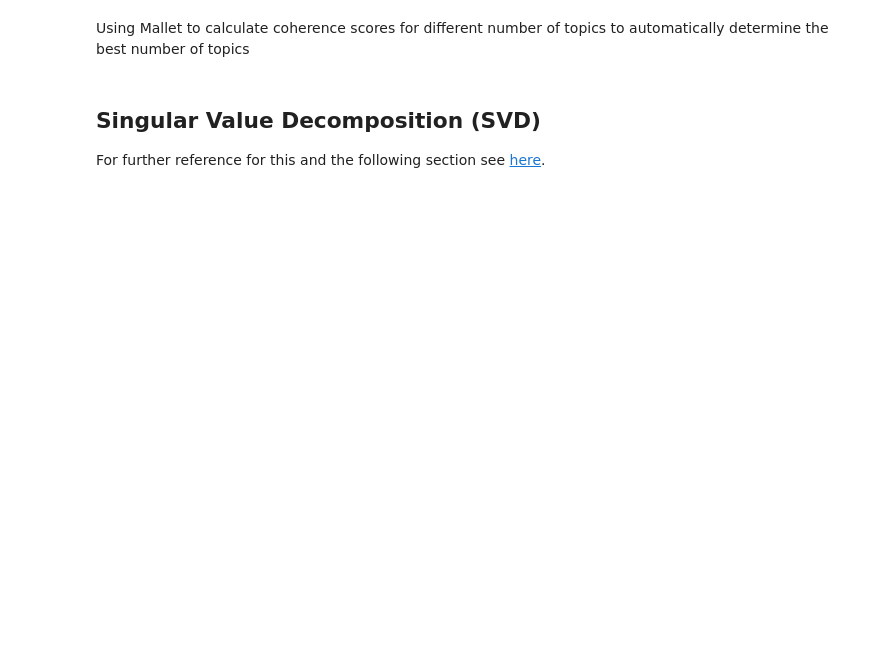
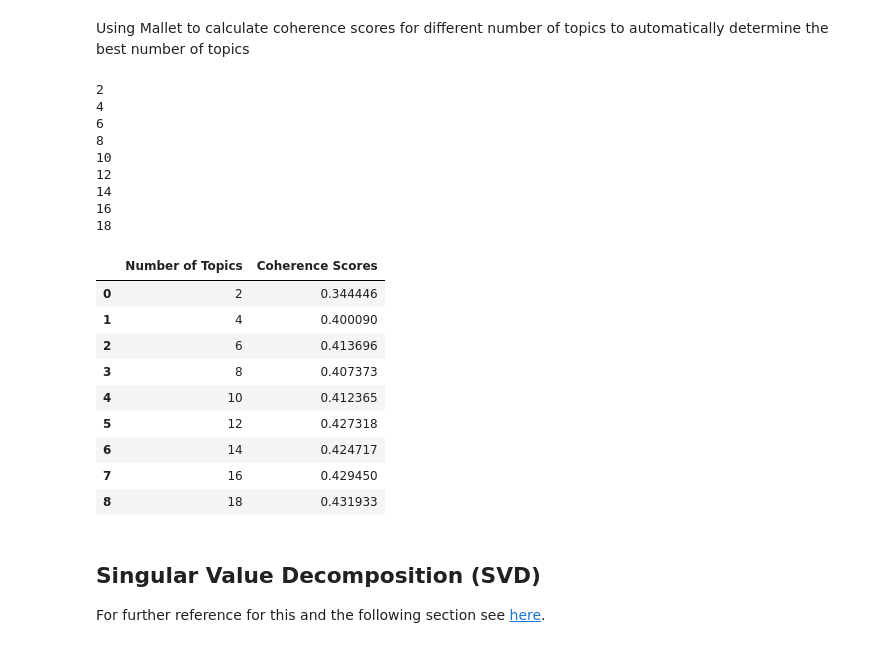
Before and after one commit to elliottash/nlp_lss_2023, a Jupyter notebook: notebooks/03_topic_models.ipynb, the cells around one changed output. Cells and saved outputs as stored; diff of their text form; code cells hidden in the pictures; blank space fills up the shorter version.

```diff
--- a/notebooks/03_topic_models.ipynb
+++ b/notebooks/03_topic_models.ipynb
@@ -342,18 +564,40 @@ Using Mallet to calculate coherence scores for different number of topics to aut
 # %%
 # you need gensim version <= 3.8.3 for this to work
+# !pip install gensim==3.8.3
 import gensim
 from gensim.corpora import Dictionary
 from gensim.models.wrappers import LdaMallet
 from gensim.models.coherencemodel import CoherenceModel
+warnings.filterwarnings("ignore")
 
-mallet_path = '~/Downloads/mallet-2.0.8/bin/mallet'
+mallet_path = 'mallet-2.0.8/bin/mallet'
 scores = []
 for num_topics in range(2, 20, 2):
     print (num_topics)
     lda = LdaMallet(mallet_path, doc_term_matrix, num_topics=num_topics, id2word=dictionary)
     coherence = CoherenceModel(model=lda, texts=doc_clean, corpus=doc_term_matrix, dictionary=dictionary, coherence='c_v')
     scores.append((num_topics, coherence.get_coherence()))
 pd.DataFrame(scores, columns=["Number of Topics", "Coherence Scores"])
+# %% [output]
+2
+4
+6
+8
+10
+12
+14
+16
+18
+|  | Number of Topics | Coherence Scores |
+| 0 | 2 | 0.344446 |
+| 1 | 4 | 0.400090 |
+| 2 | 6 | 0.413696 |
+| 3 | 8 | 0.407373 |
+| 4 | 10 | 0.412365 |
+| 5 | 12 | 0.427318 |
+| 6 | 14 | 0.424717 |
+| 7 | 16 | 0.429450 |
+| 8 | 18 | 0.431933 |
 # %% [markdown]
 ## Singular Value Decomposition (SVD)
 
```
Also changed, not shown: parts of 39 cells of this notebook, 1 other file.
